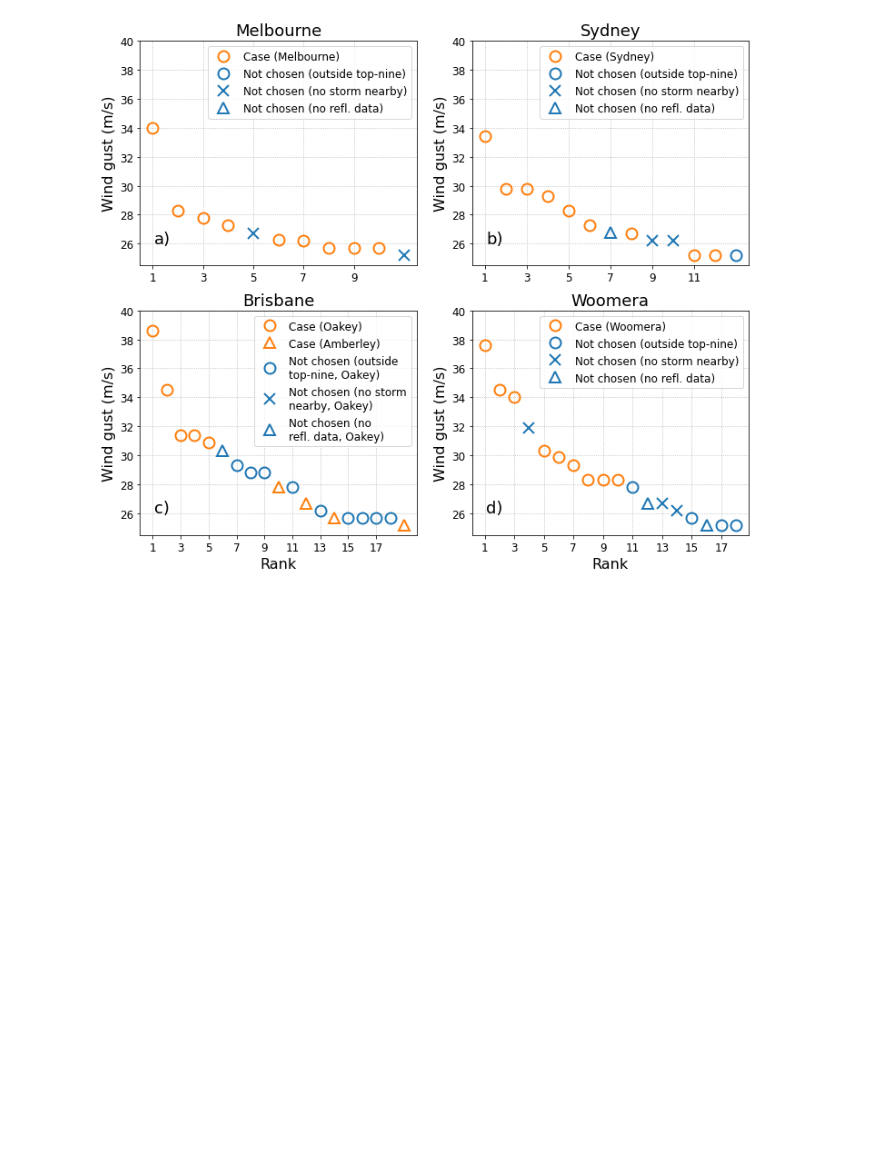
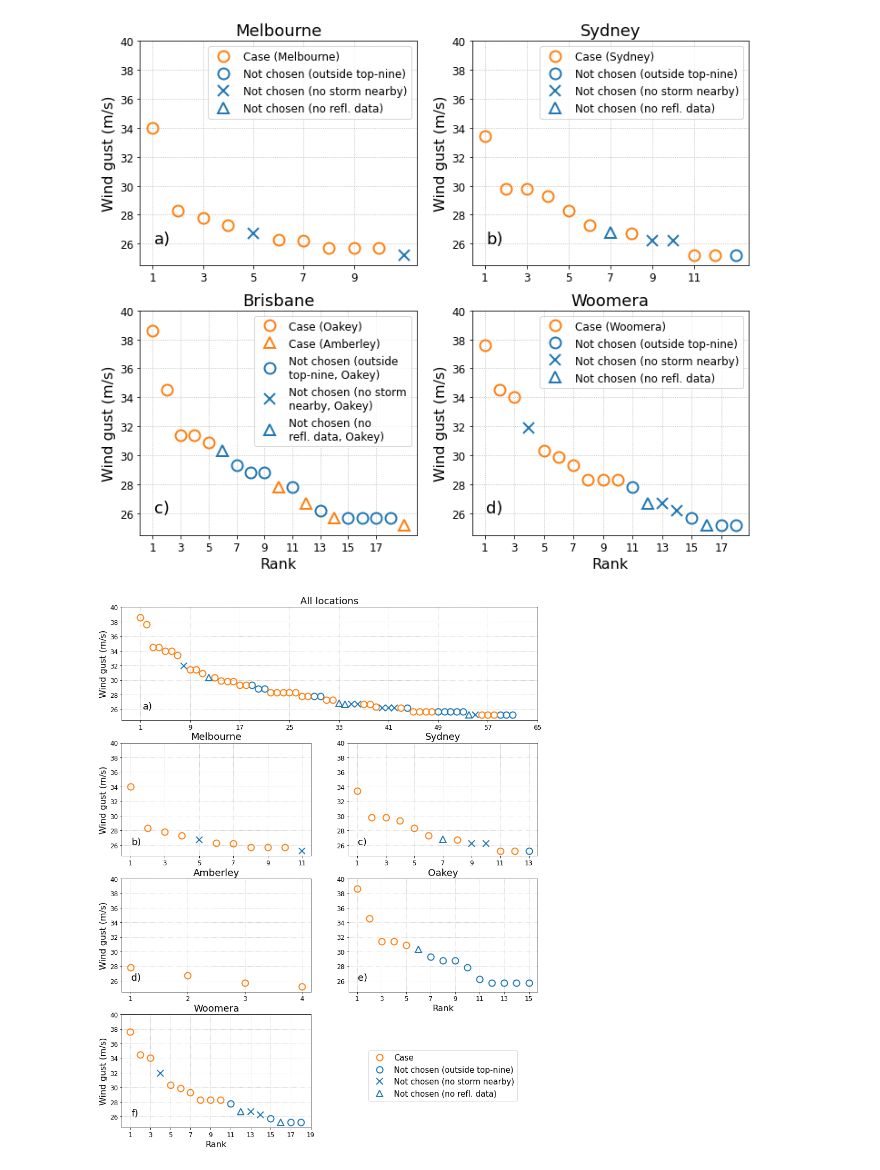
Before and after one commit to andrewbrown31/tint_processing, a Jupyter notebook: auto_case_driver/generate_case_list.ipynb, the cells around one changed output. Saved outputs shown, nothing was run; the diff lists cells and outputs as text; code cells hidden in the pictures; blank space fills up the shorter version.

```diff
--- a/auto_case_driver/generate_case_list.ipynb
+++ b/auto_case_driver/generate_case_list.ipynb
@@ -138,3 +138,74 @@ for location in [["Melbourne"],["Sydney"],["Oakey","Amberley"],["Woomera"]]:
 plt.savefig("/g/data/eg3/ab4502/figs/rank_gust_distribution.jpeg",dpi=400,bbox_inches="tight")
 # %% [output]
 [figure]
+# %%
+#Do some plotting. For the purposes of marker styles, flag Amberley events with case=2.
+
+pot_cases.loc[(pot_cases.case==2) & (pot_cases.stn_name=="Amberley"),"case"] = 1
+
+plt.figure(figsize=[14,18])
+cnt=0
+
+markers={0:"o",1:"o",2:"^",3:"x",4:"^"}
+palette={0:"tab:blue",1:"tab:orange",2:"tab:orange",3:"tab:blue",4:"tab:blue"}
+facecolors={0:"none",1:"none",2:"none",3:"tab:blue",4:"none"}
+s=[12,12,12,12,12,12]
+locs=[(0,0),(1,0),(1,1),(2,0),(2,1),(3,0),(3,1)]
+
+titles = ["All locations","Melbourne","Sydney","Amberley","Oakey","Woomera"]
+letter = ["a","b","c","d","e","f"]
+for location in [["Melbourne","Sydney","Amberley","Oakey","Woomera"],["Melbourne"],["Sydney"],["Amberley"],["Oakey"],["Woomera"]]:
+
+    #ax=plt.subplot(2,3,cnt+1)
+    if cnt==0:
+        ax=plt.subplot2grid((4,2),locs[cnt],colspan=2)
+    else:
+        ax=plt.subplot2grid((4,2),locs[cnt])
+    temp = pot_cases[np.in1d(pot_cases.stn_name,location)].sort_values(["wind_gust","case"])
+    temp["order"] = np.arange(temp.shape[0],0,-1)
+
+    for c in temp.case.unique():
+        ax.plot(temp[temp.case==c].order, temp.wind_gust[temp.case==c], marker=markers[c], color=palette[c],
+                  mfc=facecolors[c], mew=2, ms=s[cnt], linestyle="none")
+
+    ax.grid(linestyle=":")
+    ax.set_ylim([24.5,40])
+    if letter[cnt]=="a":
+        ax.set_xticks(np.arange(1,temp.shape[0]+8,8))
+    elif letter[cnt]=="d":
+        ax.set_xticks(np.arange(1,temp.shape[0]+1,1))
+    else:
+        ax.set_xticks(np.arange(1,temp.shape[0]+2,2))
+
+    if cnt in [4,5]:
+        ax.set_xlabel("Rank", size=16)
+    if cnt in [0,1,3,5]:
+        ax.set_ylabel("Wind gust (m/s)", size=16)
+    ax.tick_params("both",labelsize=12)
+    ax.set_title(titles[cnt],size=18)
+    ax.text(0.05,0.1,letter[cnt]+")",size=18,transform=ax.transAxes)
+
+    if cnt in [4]:
+        custom = [Line2D([], [], marker='o', color='tab:orange', linestyle='None', mfc="none", ms=s[cnt], mew=2),
+                    Line2D([], [], marker='o', color='tab:blue', linestyle='None', mfc="none", ms=s[cnt], mew=2),
+                    Line2D([], [], marker='x', color='tab:blue', linestyle='None', mfc="tab:blue", ms=s[cnt], mew=2),
+                     Line2D([], [], marker='^', color='tab:blue', linestyle='None', mfc="none", ms=s[cnt], mew=2)]
+        plt.legend(custom, ['Case', 'Not chosen (outside top-nine)',
+                           'Not chosen (no storm nearby)','Not chosen (no refl. data)'], loc='lower center', fontsize=15,
+                  bbox_to_anchor=[0.5,-1],ncol=1)
+    # else:
+    #     custom = [Line2D([], [], marker='o', color='tab:orange', linestyle='None', mfc="none", ms=s, mew=2),
+    #                 Line2D([], [], marker='^', color='tab:orange', linestyle='None', mfc="none", ms=s, mew=2),
+    #                 Line2D([], [], marker='o', color='tab:blue', linestyle='None', mfc="none", ms=s, mew=2),
+    #                 Line2D([], [], marker='x', color='tab:blue', linestyle='None', mfc="tab:blue", ms=s, mew=2),
+    #                 Line2D([], [], marker='^', color='tab:blue', linestyle='None', mfc="none", ms=s, mew=2)]
+    #     plt.legend(custom, ['Case (Oakey)', 'Case (Amberley)',
+    #                         'Not chosen (outside\ntop-nine, Oakey)',
+    #                         'Not chosen (no storm\nnearby, Oakey)',
+    #                         'Not chosen (no\nrefl. data, Oakey)',], loc='upper right', fontsize=12)
+
+    cnt=cnt+1
+
+plt.savefig("/g/data/eg3/ab4502/figs/rank_gust_distribution.jpeg",dpi=400,bbox_inches="tight")
+# %% [output]
+[figure, added]
```
Also changed, not shown: parts of 1 cell of this notebook, 9 other files.
